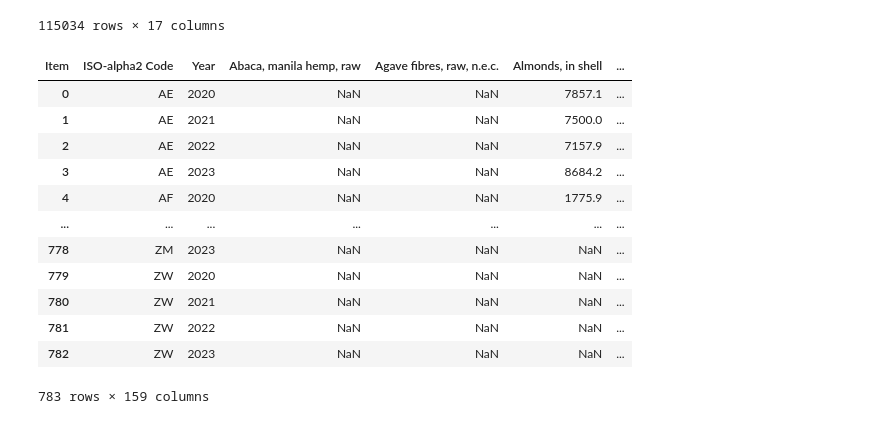
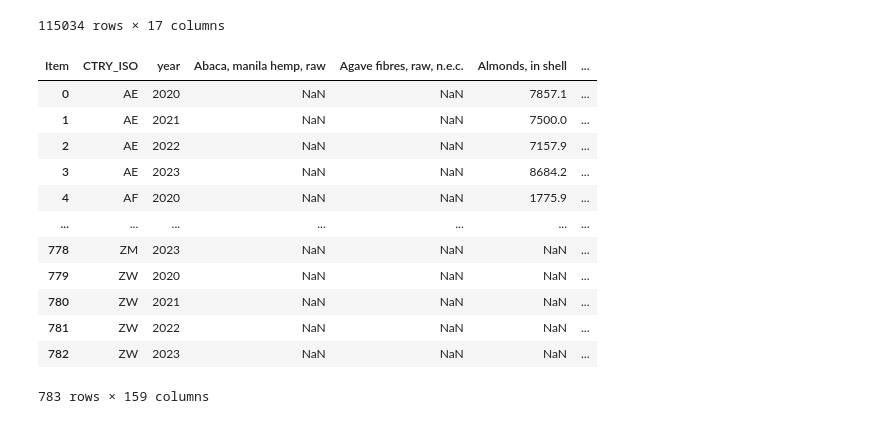
Before and after one commit to igoro00/pdzd, a Jupyter notebook: main.ipynb, the cells around one changed output. Saved outputs shown, nothing was run; the diff lists cells and outputs as text; code cells hidden in the pictures.

```diff
--- a/main.ipynb
+++ b/main.ipynb
@@ -418,14 +419,18 @@ merged_faostat
 # %%
 yields = merged_faostat[merged_faostat["Element"] == "Yield"][['ISO-alpha2 Code', 'Year', 'Item',  'Value']]
 yields = yields.pivot_table(
     index=["ISO-alpha2 Code", "Year"],
     columns="Item",
     values="Value",
-    aggfunc="sum"   # use sum in case there are duplicates
+    aggfunc="sum"
 ).reset_index()
+yields = yields.rename(columns={
+    'ISO-alpha2 Code':'CTRY_ISO',
+    'Year':'year'
+})
 yields
 # %% [output]
-| Item | ISO-alpha2 Code | Year | Abaca, manila hemp, raw | Agave fibres, raw, n.e.c. | Almonds, in shell | ... |
+| Item | CTRY_ISO | year | Abaca, manila hemp, raw | Agave fibres, raw, n.e.c. | Almonds, in shell | ... |
 | 0 | AE | 2020 | NaN | NaN | 7857.1 | ... |
 | 1 | AE | 2021 | NaN | NaN | 7500.0 | ... |
 | 2 | AE | 2022 | NaN | NaN | 7157.9 | ... |
```
Also changed, not shown: parts of 9 cells of this notebook, 2 other files.
